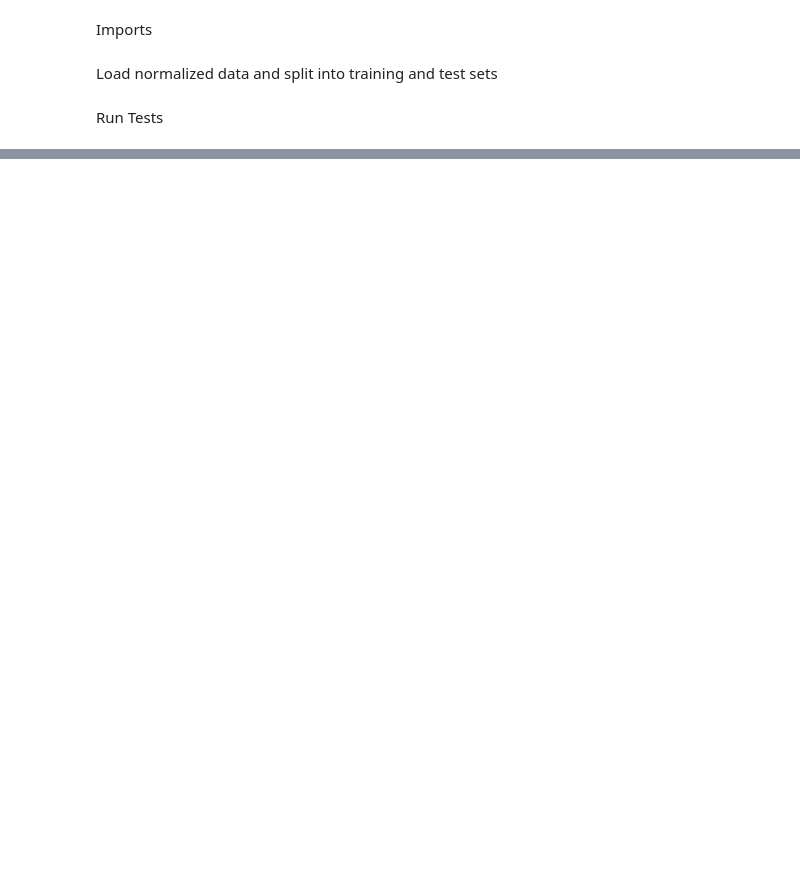
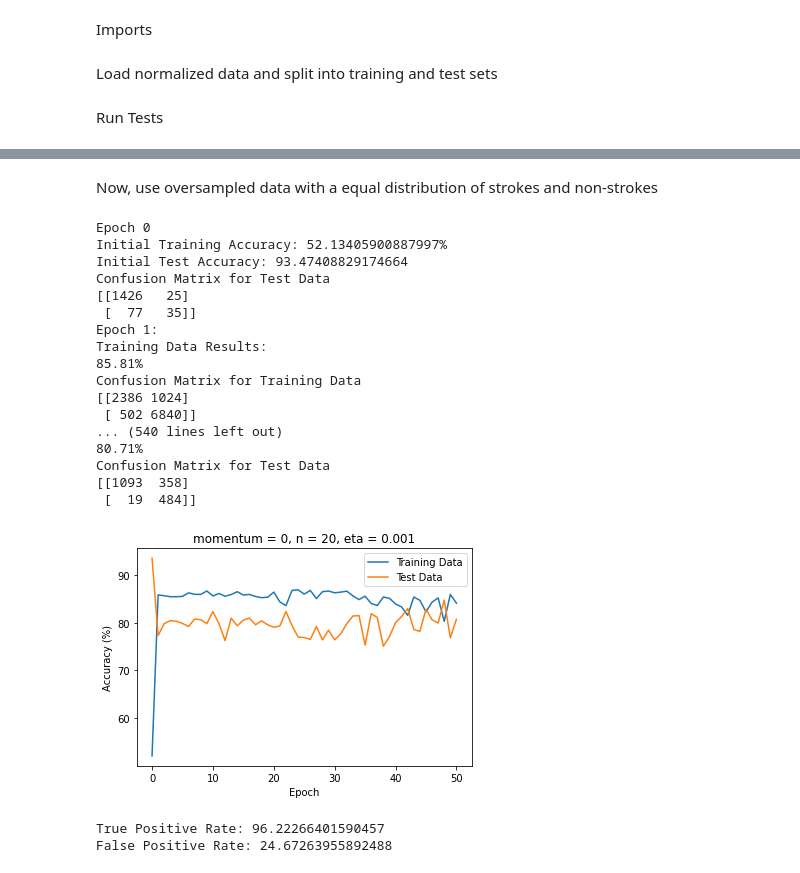
Before and after one commit to C3ra906/CS445GroupProject, a Jupyter notebook: mlp/tests.ipynb, the cells around one changed output, grey strips where cells are left out. Saved outputs shown, nothing was run; the diff lists cells and outputs as text; code cells hidden in the pictures; blank space fills up the shorter version.

```diff
--- a/mlp/tests.ipynb
+++ b/mlp/tests.ipynb
@@ -19,0 +53,30 @@ Run Tests
+# %% [markdown]
+Now, use oversampled data with a equal distribution of strokes and non-strokes
+# %%
+network = NeuralNetwork(20, training_data=train,
+                        test_data=test, momentum=0, learning_rate=.001, threshold=.5,
+                        batch_size=8)
+tpr, fpr = network.run()
+print(f"True Positive Rate: {tpr}")
+print(f"False Positive Rate: {fpr}")
+# %% [output]
+Epoch 0
+Initial Training Accuracy: 52.13405900887997%
+Initial Test Accuracy: 93.47408829174664
+Confusion Matrix for Test Data
+[[1426   25]
+ [  77   35]]
+Epoch 1:
+Training Data Results:
+85.81%
+Confusion Matrix for Training Data
+[[2386 1024]
+ [ 502 6840]]
+... (540 lines left out)
+80.71%
+Confusion Matrix for Test Data
+[[1093  358]
+ [  19  484]]
+[figure, added]
+True Positive Rate: 96.22266401590457
+False Positive Rate: 24.67263955892488
```
Also changed, not shown: parts of 11 cells of this notebook.
